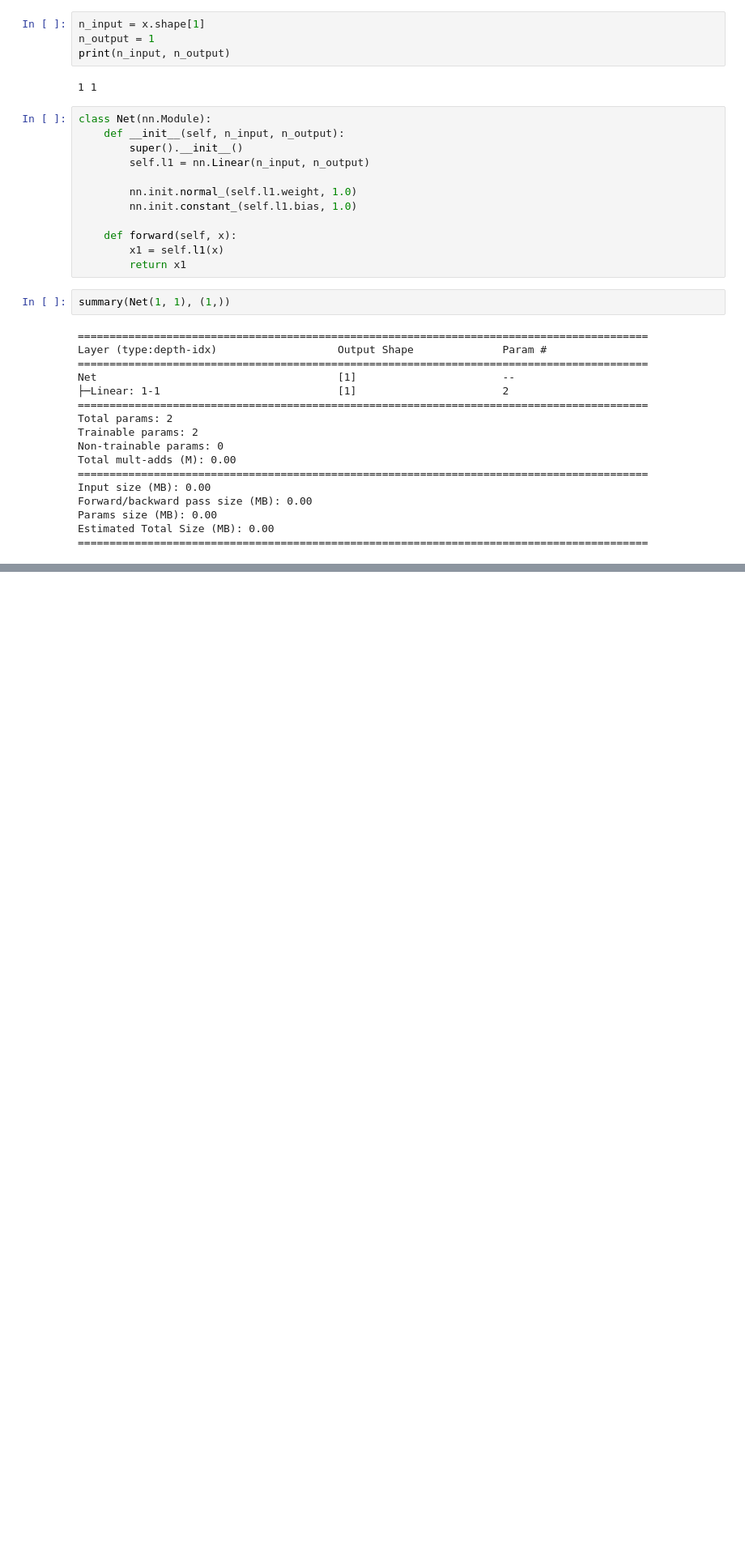
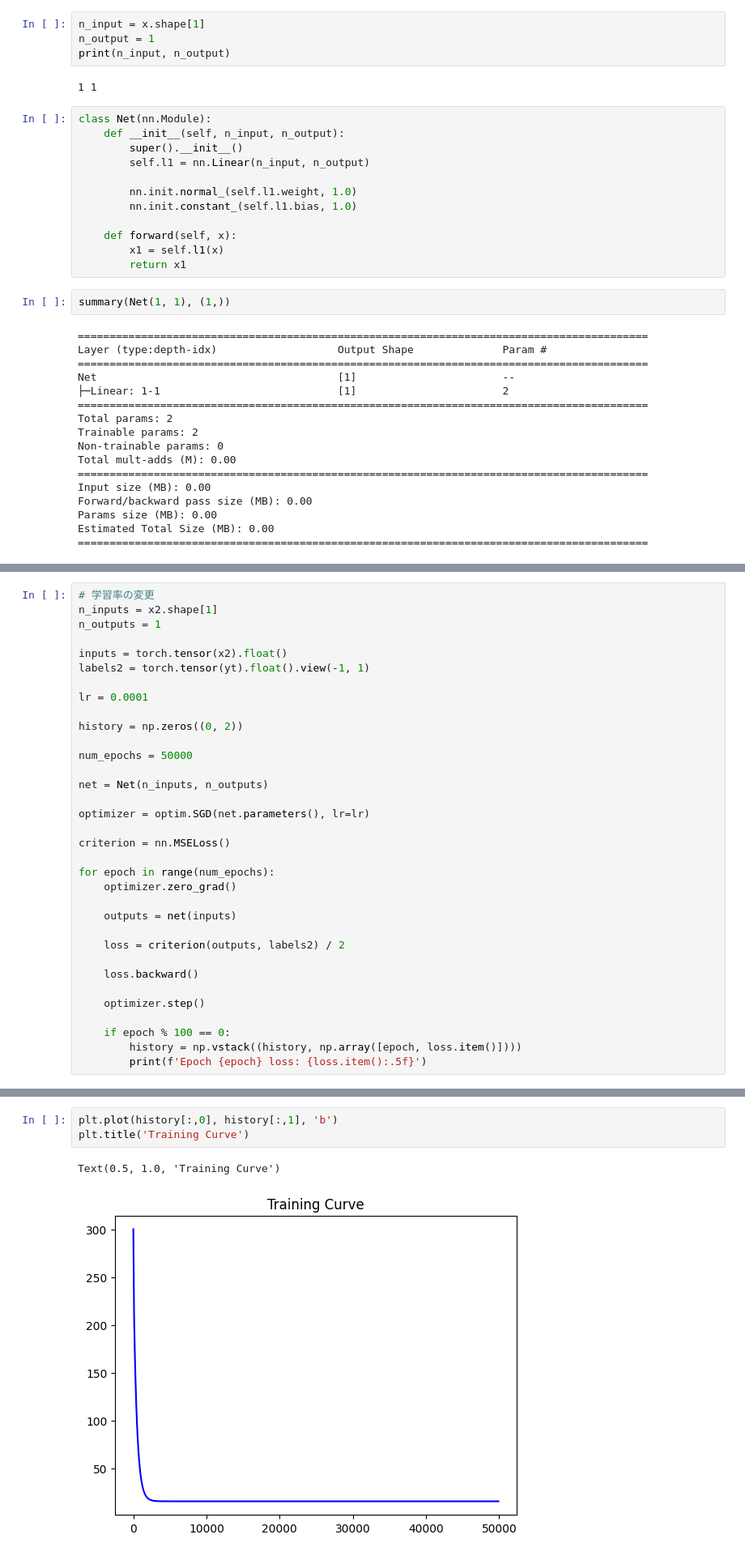
Before and after one commit to YUseiDoi/Pytorch_Practice, a Jupyter notebook: src/linear_regression.ipynb, the cells around one changed output, grey strips where cells are left out. Shown at 81% size. Drawn from its saved outputs; the diff is of its cells as text; blank space fills up the shorter version.

```diff
--- a/src/linear_regression.ipynb
+++ b/src/linear_regression.ipynb
@@ -289,0 +365,34 @@ IndexError: index 0 is out of bounds for axis 0 with size 0
+# %%
+# 学習率の変更
+n_inputs = x2.shape[1]
+n_outputs = 1
+
+inputs = torch.tensor(x2).float()
+labels2 = torch.tensor(yt).float().view(-1, 1)
+
+lr = 0.0001
+
+history = np.zeros((0, 2))
+
+num_epochs = 50000
+
+net = Net(n_inputs, n_outputs)
+
+optimizer = optim.SGD(net.parameters(), lr=lr)
+
+criterion = nn.MSELoss()
+
+for epoch in range(num_epochs):
+    optimizer.zero_grad()
+
+    outputs = net(inputs)
+
+    loss = criterion(outputs, labels2) / 2
+
+    loss.backward()
+
+    optimizer.step()
+
+    if epoch % 100 == 0:
+        history = np.vstack((history, np.array([epoch, loss.item()])))
+        print(f'Epoch {epoch} loss: {loss.item():.5f}')
@@ -289,0 +423,6 @@ IndexError: index 0 is out of bounds for axis 0 with size 0
+# %%
+plt.plot(history[:,0], history[:,1], 'b')
+plt.title('Training Curve')
+# %% [output]
+Text(0.5, 1.0, 'Training Curve')
+[figure, added]
```
Also changed, not shown: parts of 8 cells of this notebook, 2 other files.
